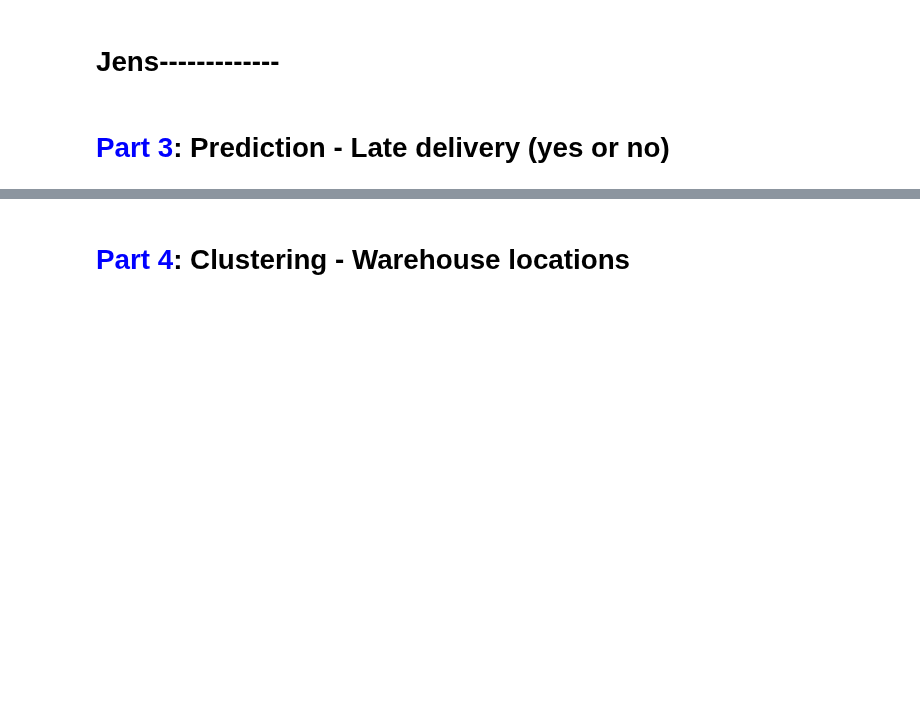
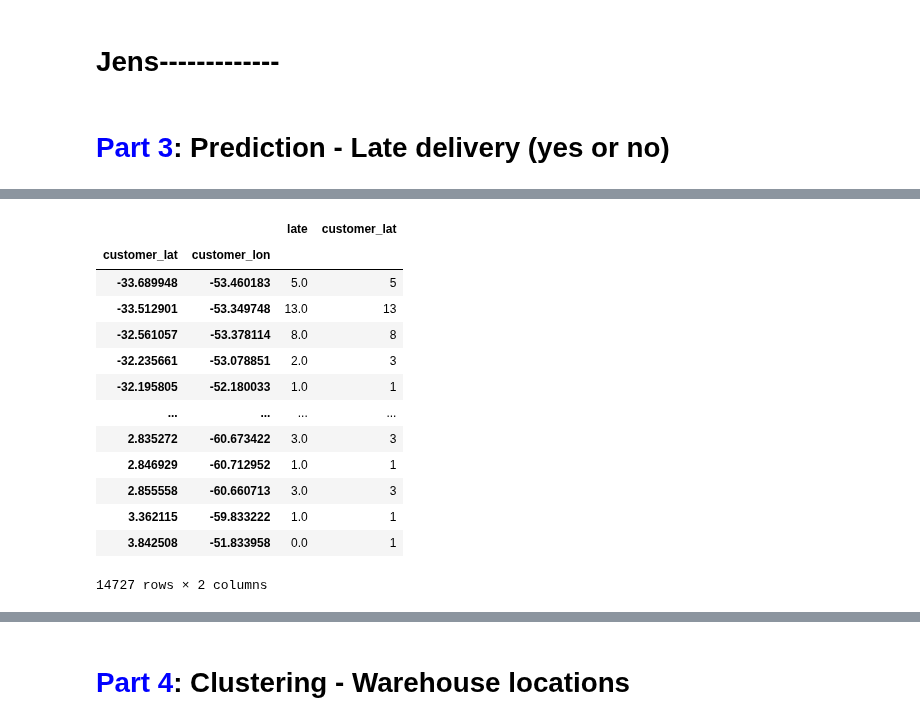
Before and after one commit to MotzWanted/Business_Analytics_Olist, a Jupyter notebook: phase3/phase_3_master.ipynb, the cells around one changed output, grey strips where cells are left out. Saved outputs shown, nothing was run; the diff lists cells and outputs as text; code cells hidden in the pictures; blank space fills up the shorter version.

```diff
--- a/phase3/phase_3_master.ipynb
+++ b/phase3/phase_3_master.ipynb
@@ -732,0 +830,17 @@ mape
+# %%
+delivered_orders.groupby(['customer_lat','customer_lon']).agg({'late':'sum', 'customer_lat':'count'})
+# %% [output]
+|  |  | late | customer_lat |
+| customer_lat | customer_lon |  |  |
+| -33.689948 | -53.460183 | 5.0 | 5 |
+| -33.512901 | -53.349748 | 13.0 | 13 |
+| -32.561057 | -53.378114 | 8.0 | 8 |
+| -32.235661 | -53.078851 | 2.0 | 3 |
+| -32.195805 | -52.180033 | 1.0 | 1 |
+| ... | ... | ... | ... |
+| 2.835272 | -60.673422 | 3.0 | 3 |
+| 2.846929 | -60.712952 | 1.0 | 1 |
+| 2.855558 | -60.660713 | 3.0 | 3 |
+| 3.362115 | -59.833222 | 1.0 | 1 |
+| 3.842508 | -51.833958 | 0.0 | 1 |
+14727 rows × 2 columns
```
Also changed, not shown: parts of 15 cells of this notebook, 1 other file.
